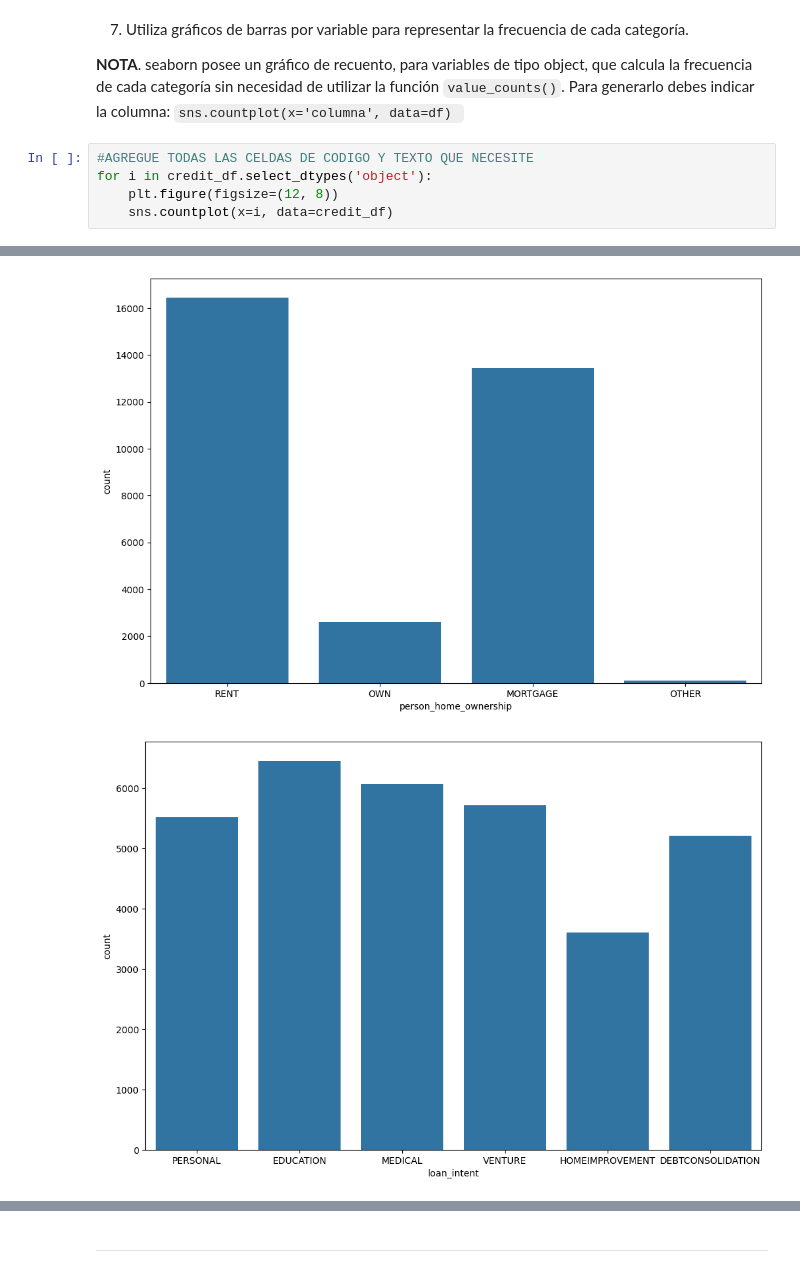
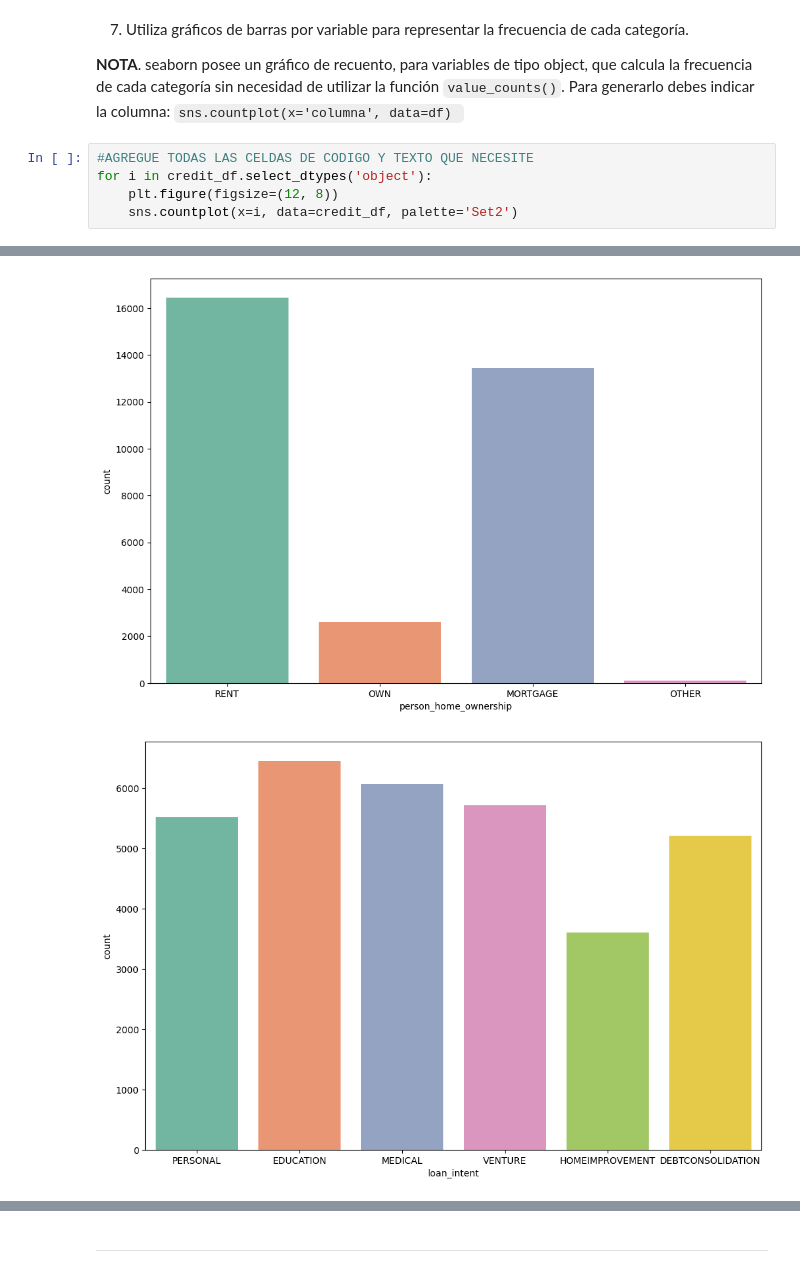
Before and after one commit to jose-esquivel-dev/Analitica_de_Datos, a Jupyter notebook: Practica_2/AD_U2_Practica_2_EsquivelJose.ipynb, the cells around one changed output, grey strips where cells are left out. Drawn from its saved outputs; the diff is of its cells as text.

```diff
--- a/Practica_2/AD_U2_Practica_2_EsquivelJose.ipynb
+++ b/Practica_2/AD_U2_Practica_2_EsquivelJose.ipynb
@@ -525,5 +525,5 @@ Como se muestra en la funcion de la moda, las personas que mas solicitan un pres
 #AGREGUE TODAS LAS CELDAS DE CODIGO Y TEXTO QUE NECESITE
 for i in credit_df.select_dtypes('object'):
     plt.figure(figsize=(12, 8))
-    sns.countplot(x=i, data=credit_df)
+    sns.countplot(x=i, data=credit_df, palette='Set2')
 # %% [output]
@@ -530,2 +545,2 @@ for i in credit_df.select_dtypes('object'):
-[figure, old version]
+[figure, new version]
-[figure, old version]
+[figure, new version]
```
Also changed, not shown: parts of 8 cells of this notebook.
